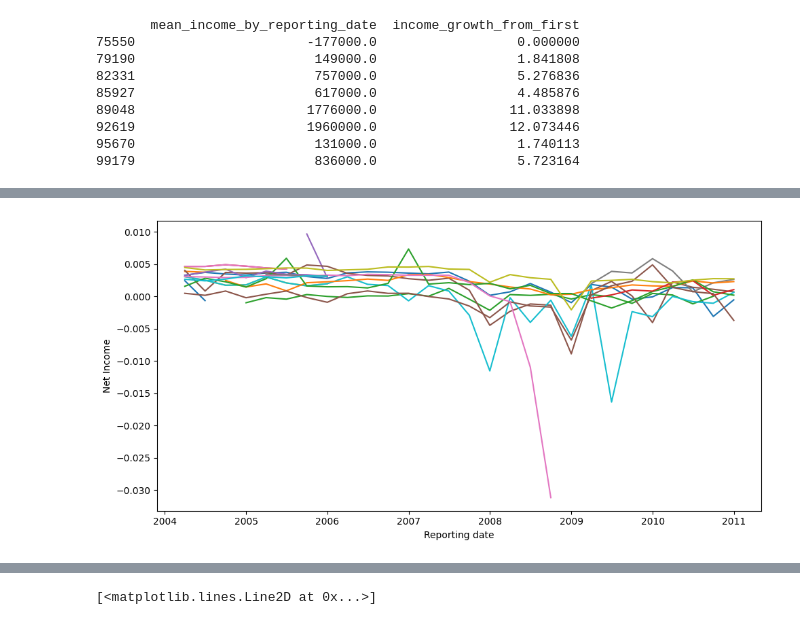
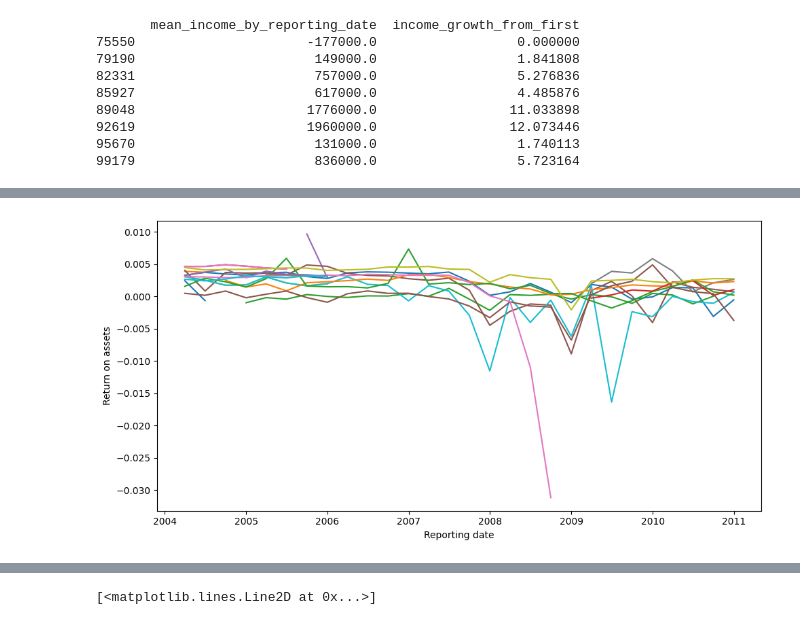
Before and after one commit to jmanacid1/DSE-Project, a Jupyter notebook: Visualize_Crash.ipynb, the cells around one changed output, grey strips where cells are left out. Cells and saved outputs as stored; diff of their text form; code cells hidden in the pictures.

Commit message:
organize, comment, and make visualizations more customizable

```diff
--- a/Visualize_Crash.ipynb
+++ b/Visualize_Crash.ipynb
@@ -248,0 +207,32 @@ single_df['return_on_equity'] = single_df['quarter_income'] / single_df['TOTAL E
+# %%
+# graph banks over time
+import matplotlib.dates as mdates
+
+#set graph params
+start_date = pd.to_datetime('2007-01-01')
+end_date = pd.to_datetime('2010-01-01')
+time_vis_df = vis_df[(vis_df['REPORTING DATE (CC;YR;MO;DA): RSSD9999'] >= start_date) & (vis_df['REPORTING DATE (CC;YR;MO;DA): RSSD9999'] <= end_date)]
+big_bank_vis_df = time_vis_df[time_vis_df['ENTITY SHORT NAME: RSSD9010'].isin(biggest_banks)]
+x_value = 'return_on_assets'
+
+fig, ax = plt.subplots(figsize=(10, 5))
+
+for name, group in big_bank_vis_df.groupby('ENTITY SHORT NAME: RSSD9010'):
+    ax.plot(
+        group['REPORTING DATE (CC;YR;MO;DA): RSSD9999'],
+        group[x_value],
+        label=name,          # <- each line gets its own label
+    )
+
+
+dates = big_bank_vis_df['REPORTING DATE (CC;YR;MO;DA): RSSD9999']
+
+# get unique, ordered dates
+xticks = dates.drop_duplicates()      # or: np.sort(dates.unique())
+
+ax.set_xticks(xticks)
+ax.tick_params(axis='x', rotation=45)
+ax.set_xlabel('Reporting date')
+ax.set_ylabel(x_value),
+#ax.legend(title='Entity')    # show the labels
+fig.tight_layout()
@@ -249,24 +241,16 @@ single_df['return_on_equity'] = single_df['quarter_income'] / single_df['TOTAL E
 # %%
-biggest_banks = sorted_asset_df.index[0:20]
-
-columns_we_want = ['NET INCOME (LOSS): BHCK4340','return_on_assets','return_on_equity','non_performing_loan_ratio','REPORTING DATE (CC;YR;MO;DA): RSSD9999','ENTITY SHORT NAME: RSSD9010']
-values = ['return_on_assets','return_on_equity','non_performing_loan_ratio']
-vis_df = df[columns_we_want][df['ENTITY SHORT NAME: RSSD9010'].isin(full_quarter_banks)]
-all_vis_df = single_df[single_df['ENTITY SHORT NAME: RSSD9010'].isin(biggest_banks)]
-
-
 fig, ax = plt.subplots(figsize=(10, 5))
 
-for name, group in all_vis_df.groupby('ENTITY SHORT NAME: RSSD9010'):
+for name, group in big_bank_vis_df.groupby('ENTITY SHORT NAME: RSSD9010'):
     ax.plot(
         group['REPORTING DATE (CC;YR;MO;DA): RSSD9999'],
         group['return_on_assets'],
         label=name,          # <- each line gets its own label
     )
 
 ax.set_xlabel('Reporting date')
-ax.set_ylabel('Net Income'),
+ax.set_ylabel('Return on assets')
 #ax.legend(title='Entity')    # show the labels
 fig.tight_layout()
 # %% [output]
-[figure, old version]
+[figure, new version]
```
Also changed, not shown: parts of 19 cells of this notebook, 1 other file.
